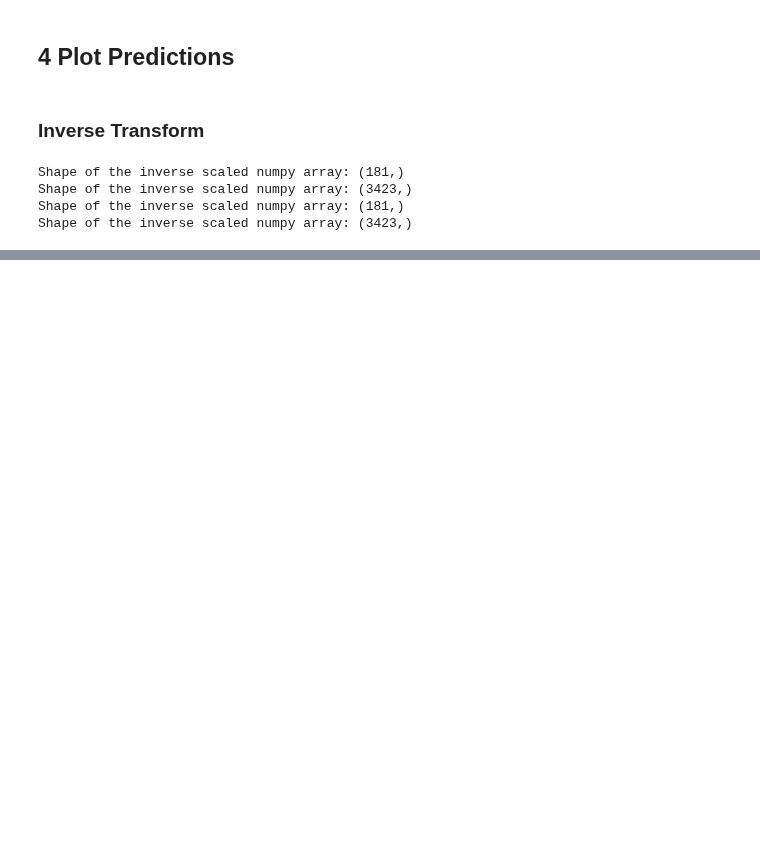
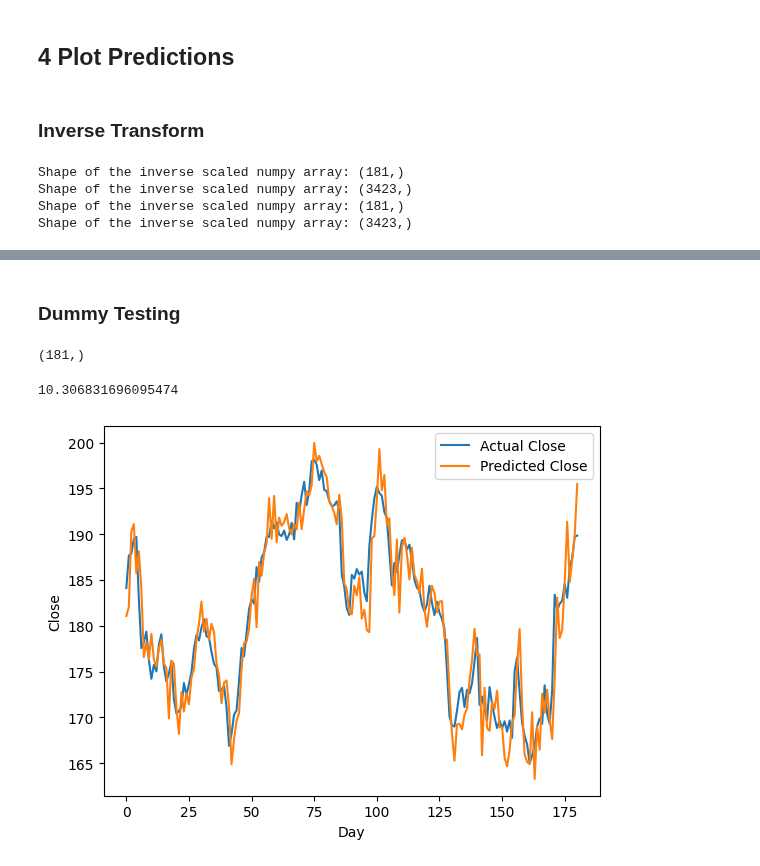
Before and after one commit to arneallwardt/time_series_data_augmentation, a Jupyter notebook: baseline_model/baseline_model_evaluation.ipynb, the cells around one changed output, grey strips where cells are left out. Cells and saved outputs as stored; diff of their text form; code cells hidden in the pictures; blank space fills up the shorter version.

Commit message:
implemented dummy regressor and absolute error values

```diff
--- a/baseline_model/baseline_model_evaluation.ipynb
+++ b/baseline_model/baseline_model_evaluation.ipynb
@@ -78,3 +79,5 @@ data[10:]
 shifted_np_array = split_data_into_sequences(data, SEQ_LEN)
 # %% [output]
 Shape of the data after splitting into sequences: (3604, 14, 2)
+# %%
+_, _, X_test_unscaled, y_test_unscaled = train_test_split_to_tensor(shifted_np_array) # save unscaled data for dummy regressor
@@ -198,0 +195,24 @@ plt.show()
+# %% [markdown]
+### Dummy Testing
+# %%
+dummy_model = MeanRegressor()
+dummy_pred = dummy_model.make_predictions(X_test_unscaled)
+# %%
+dummy_pred.shape
+# %% [output]
+(181,)
+# %%
+loss = criterion_absolute(torch.tensor(dummy_pred), y_test_unscaled).item()
+loss
+# %% [output]
+10.306831696095474
+# %%
+# plot test data
+plt.plot(y_test, label="Actual Close")
+plt.plot(dummy_pred, label="Predicted Close")
+plt.xlabel("Day")
+plt.ylabel("Close")
+plt.legend()
+plt.show()
+# %% [output]
+[figure, added]
```
Also changed, not shown: parts of 9 cells of this notebook, 1 other file.
